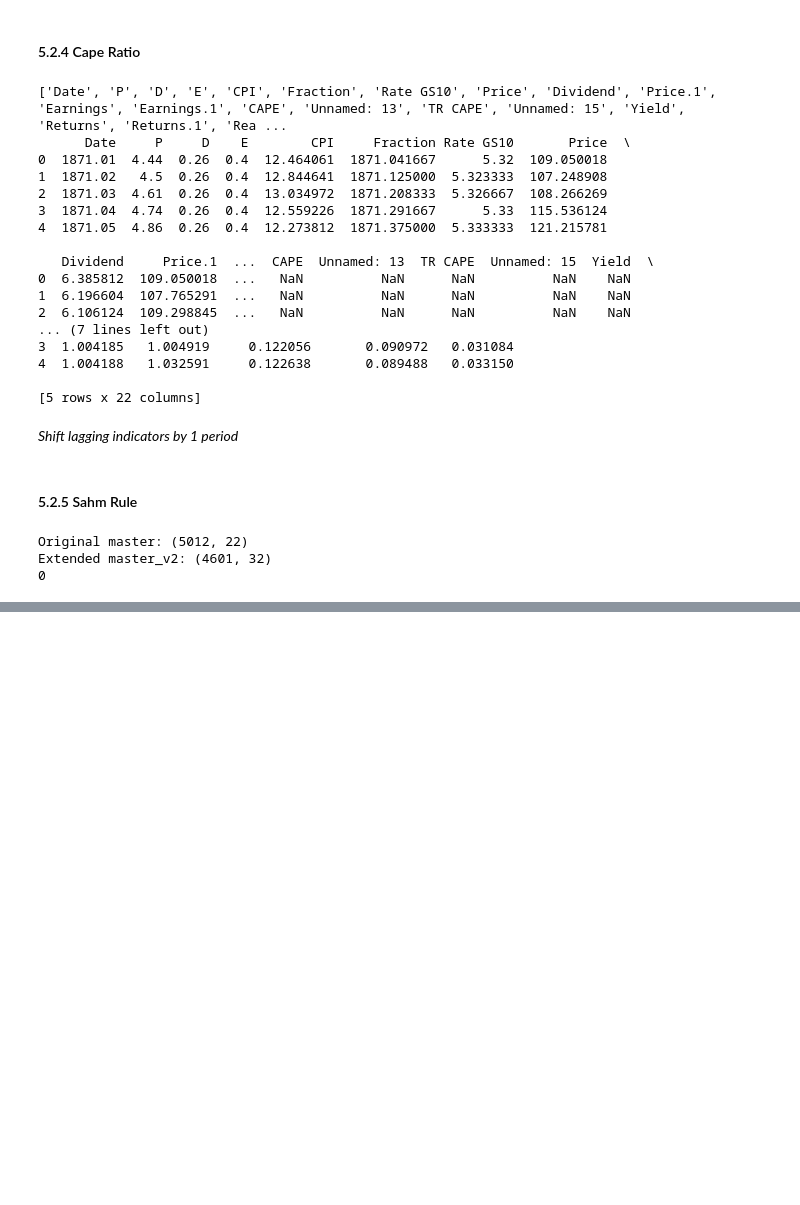
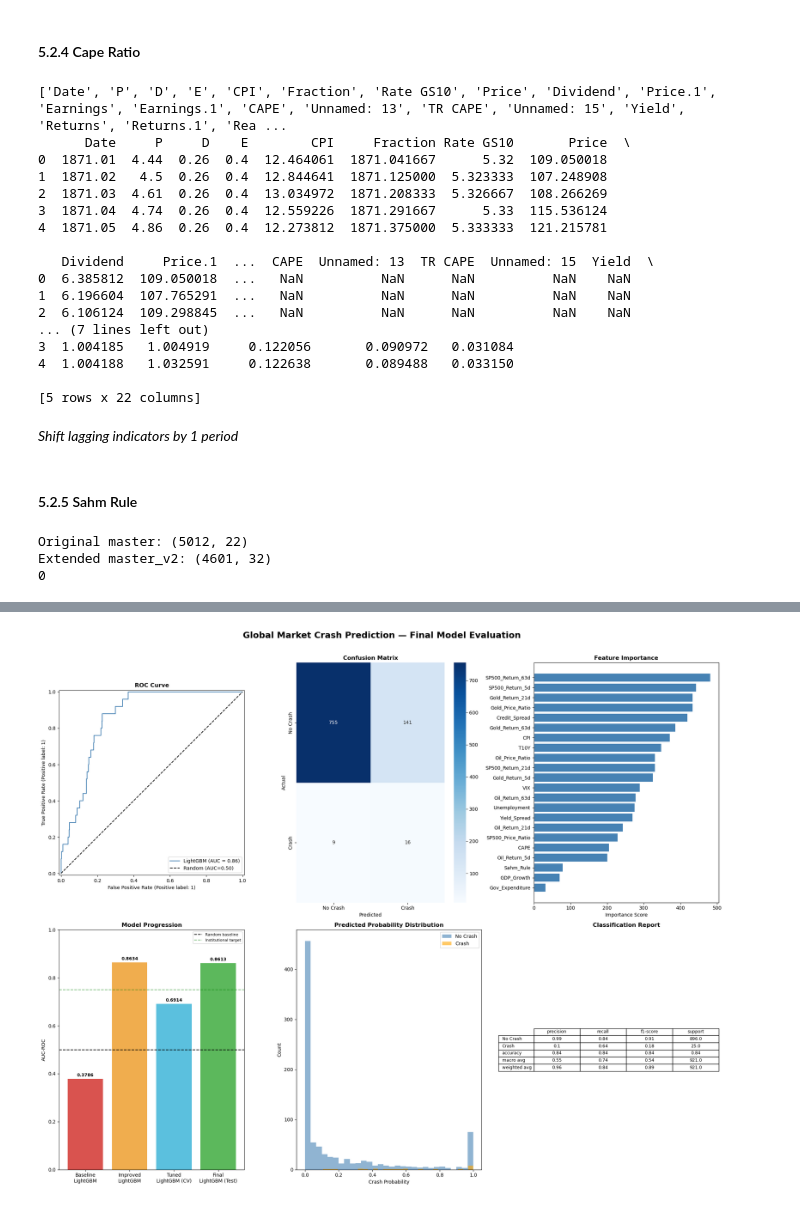
Before and after one commit to abdallahh07/global-market-crash-prediction, a Jupyter notebook: research.ipynb, the cells around one changed output, grey strips where cells are left out. Saved outputs shown, nothing was run; the diff lists cells and outputs as text; code cells hidden in the pictures; blank space fills up the shorter version.

Commit message:
Add final model evaluation, feature importance, confusion matrix, ROC curve, and save trained LightGBM pipeline

```diff
--- a/research.ipynb
+++ b/research.ipynb
@@ -915,0 +1010,17 @@ Extended master_v2: (4601, 32)
+# %%
+final_lgbm = LGBMClassifier(
+    scale_pos_weight=scale_pos_weight,
+    random_state=42,
+    verbose=-1,
+    subsample=0.6,
+    n_estimators=300,
+    min_child_samples=10,
+    max_depth=5,
+    learning_rate=0.05,
+    colsample_bytree=1.0
+)
+# %%
+final_lgbm.fit(X_train, y_train)
+y_pred_final = final_lgbm.predict_proba(X_test)[:, 1]
+test_auc = roc_auc_score(y_test, y_pred_final)
+print(f"Final LightGBM Test AUC: {test_auc:.4f}")
@@ -915,0 +1029,3 @@ Extended master_v2: (4601, 32)
+# %%
+y_pred_final = final_lgbm.predict_proba(X_test)[:, 1]
+y_pred_labels = final_lgbm.predict(X_test)
@@ -915,0 +1034,77 @@ Extended master_v2: (4601, 32)
+# %%
+fig = plt.figure(figsize=(20, 16))
+gs = gridspec.GridSpec(2, 3, figure=fig)
+fig.suptitle("Global Market Crash Prediction — Final Model Evaluation",
+             fontsize=18, fontweight="bold", y=1.01)
+ax1 = fig.add_subplot(gs[0, 0])
+RocCurveDisplay.from_predictions(y_test, y_pred_final, ax=ax1,
+                                  color="steelblue", name="LightGBM")
+ax1.plot([0,1], [0,1], "k--", label="Random (AUC=0.50)")
+ax1.set_title("ROC Curve", fontweight="bold")
+ax1.legend()
+
+
+ax2 = fig.add_subplot(gs[0, 1])
+cm = confusion_matrix(y_test, y_pred_labels)
+sns.heatmap(cm, annot=True, fmt="d", cmap="Blues", ax=ax2,
+            xticklabels=["No Crash", "Crash"],
+            yticklabels=["No Crash", "Crash"])
+ax2.set_title("Confusion Matrix", fontweight="bold")
+ax2.set_xlabel("Predicted")
+ax2.set_ylabel("Actual")
+
+ax3 = fig.add_subplot(gs[0, 2])
+importance = pd.DataFrame({
+    "Feature": X_train.columns,
+    "Importance": final_lgbm.feature_importances_
+}).sort_values("Importance", ascending=True)
+
+ax3.barh(importance["Feature"], importance["Importance"], color="steelblue")
+ax3.set_title("Feature Importance", fontweight="bold")
+ax3.set_xlabel("Importance Score")
+
+ax4 = fig.add_subplot(gs[1, 0])
+models_names = ["Baseline\nLightGBM", "Improved\nLightGBM",
+                "Tuned\nLightGBM (CV)", "Final\nLightGBM (Test)"]
+aucs = [0.3786, 0.8634, 0.6914, 0.8613]
+colors = ["#d9534f", "#f0ad4e", "#5bc0de", "#5cb85c"]
+bars = ax4.bar(models_names, aucs, color=colors)
+ax4.axhline(y=0.5, color="black", linestyle="--", label="Random baseline")
+ax4.axhline(y=0.75, color="green", linestyle="--", alpha=0.5, label="Institutional target")
+ax4.set_ylim(0, 1)
+ax4.set_title("Model Progression", fontweight="bold")
+ax4.set_ylabel("AUC-ROC")
+ax4.legend(fontsize=8)
+for bar, auc in zip(bars, aucs):
+    ax4.text(bar.get_x() + bar.get_width()/2, bar.get_height() + 0.01,
+             f"{auc:.4f}", ha="center", fontsize=9, fontweight="bold")
+
+ax5 = fig.add_subplot(gs[1, 1])
+crash_probs = y_pred_final[y_test == 1]
+no_crash_probs = y_pred_final[y_test == 0]
+ax5.hist(no_crash_probs, bins=30, alpha=0.6, color="steelblue", label="No Crash")
+ax5.hist(crash_probs, bins=30, alpha=0.6, color="orange", label="Crash")
+ax5.set_title("Predicted Probability Distribution", fontweight="bold")
+ax5.set_xlabel("Crash Probability")
+ax5.set_ylabel("Count")
+ax5.legend()
+
+ax6 = fig.add_subplot(gs[1, 2])
+report = classification_report(y_test, y_pred_labels,
+                                target_names=["No Crash", "Crash"],
+                                output_dict=True)
+report_df = pd.DataFrame(report).transpose().round(2)
+ax6.axis("off")
+table = ax6.table(cellText=report_df.values,
+                  rowLabels=report_df.index,
+                  colLabels=report_df.columns,
+                  cellLoc="center", loc="center")
+table.auto_set_font_size(False)
+table.set_fontsize(9)
+ax6.set_title("Classification Report", fontweight="bold")
+
+plt.tight_layout()
+plt.savefig("charts/final_model_evaluation.png", bbox_inches="tight", dpi=150)
+plt.show()
+# %% [output]
+[figure, added]
```
Also changed, not shown: parts of 19 cells of this notebook, 4 other files.
